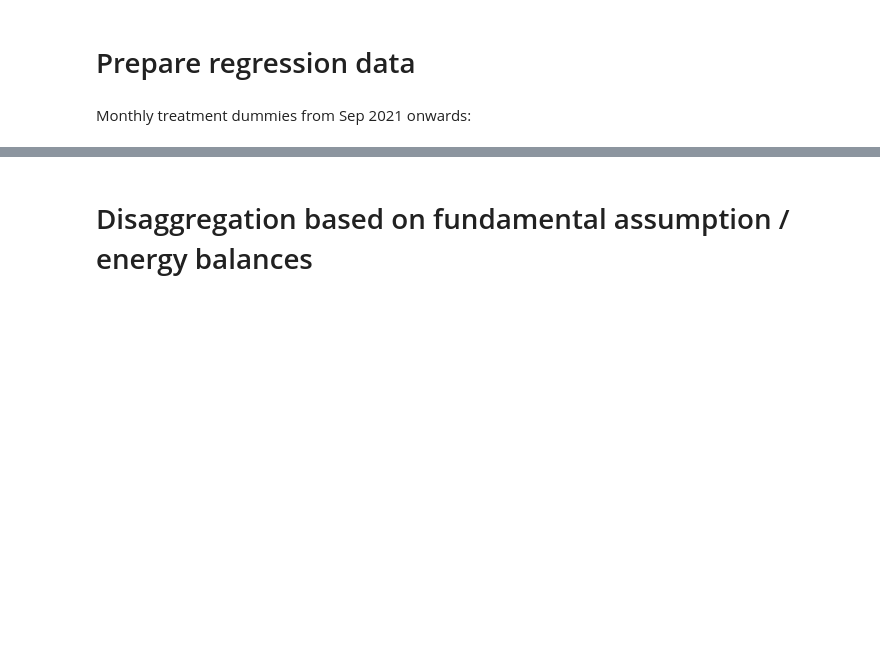
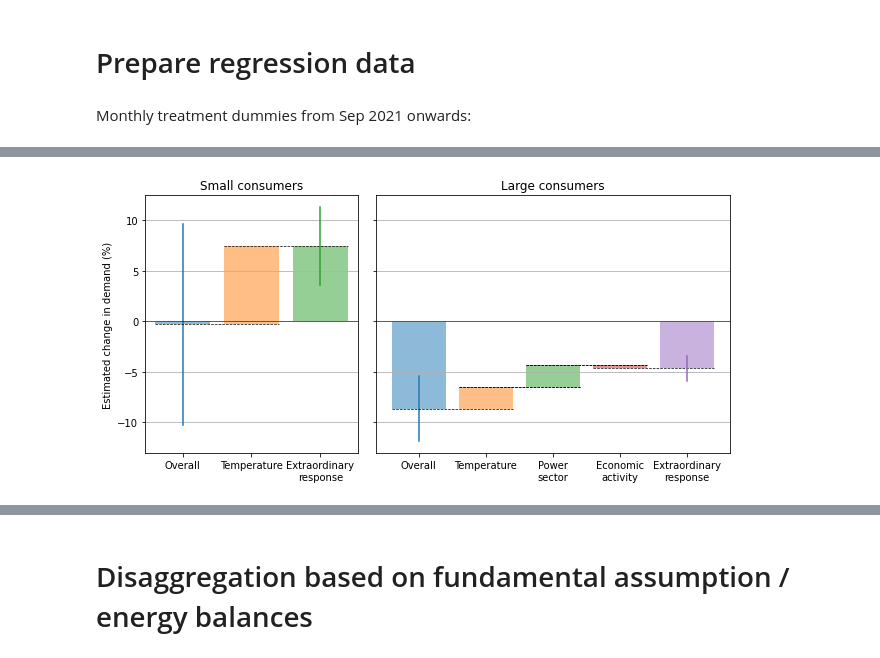
Before and after one commit to oruhnau/energy_demand, a Jupyter notebook: top_down/analysis.ipynb, the cells around one changed output, grey strips where cells are left out. Cells and saved outputs as stored; diff of their text form; code cells hidden in the pictures; blank space fills up the shorter version.

```diff
--- a/top_down/analysis.ipynb
+++ b/top_down/analysis.ipynb
@@ -377,0 +173,7 @@ plt.savefig('rlm.png', dpi=300)
+# %%
+log=True
+fitting_start = "2017-01-01"
+crisis_start = "2021-08-01"
+results_log = one_dummy()
+# %% [output]
+[figure, added]
```
Also changed, not shown: parts of 64 cells of this notebook.
